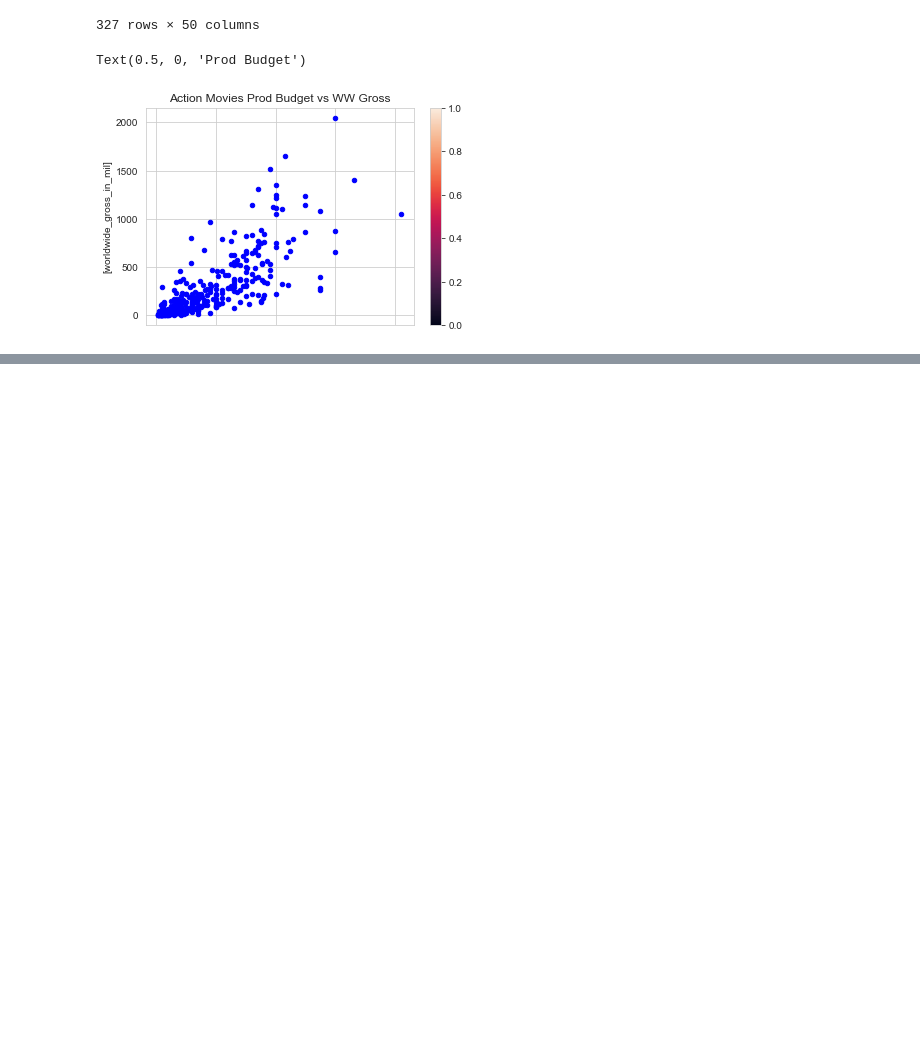
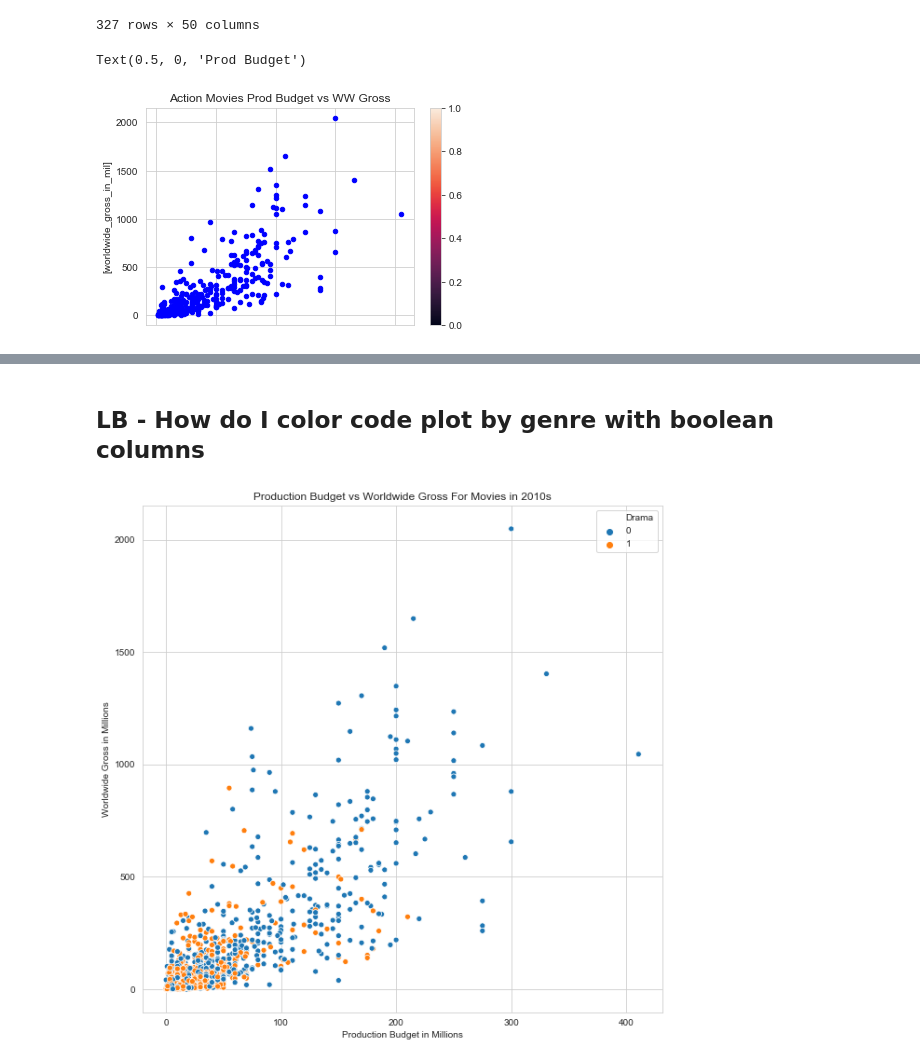
Before and after one commit to amandabgaeta/Movie-Analysis, a Jupyter notebook: scratchWork/File Discovery, Gross vs Budget, and Prod ROI Analysis.ipynb, the cells around one changed output, grey strips where cells are left out. Saved outputs shown, nothing was run; the diff lists cells and outputs as text; code cells hidden in the pictures; blank space fills up the shorter version.

```diff
--- a/scratchWork/File Discovery, Gross vs Budget, and Prod ROI Analysis.ipynb
+++ b/scratchWork/File Discovery, Gross vs Budget, and Prod ROI Analysis.ipynb
@@ -1543,0 +1659,14 @@ import seaborn as sns
+# %% [markdown]
+## LB - How do I color code plot by genre with boolean columns
+# %%
+#chart prod vs gross for 2010 movies
+x = mg_tb_AllProdROI_genres['production_budget_in_mil']
+y = mg_tb_AllProdROI_genres['worldwide_gross_in_mil']
+plt.figure (figsize=(10,10))
+sns.scatterplot(x, y, hue=mg_tb_AllProdROI_genres['Drama'])
+plt.title('Production Budget vs Worldwide Gross For Movies in 2010s')
+plt.xlabel('Production Budget in Millions')
+plt.ylabel('Worldwide Gross in Millions')
+plt.savefig("../images/scatter_prod_budg_drama_2010s.png")
+# %% [output]
+[figure, added]
```
Also changed, not shown: parts of 27 cells of this notebook, 2 other files.
